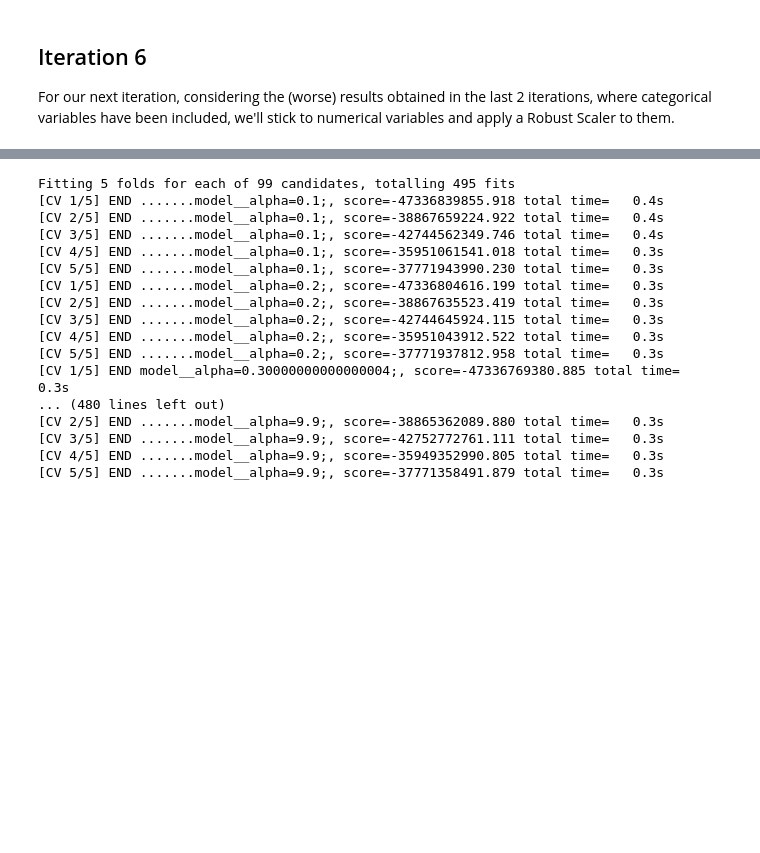
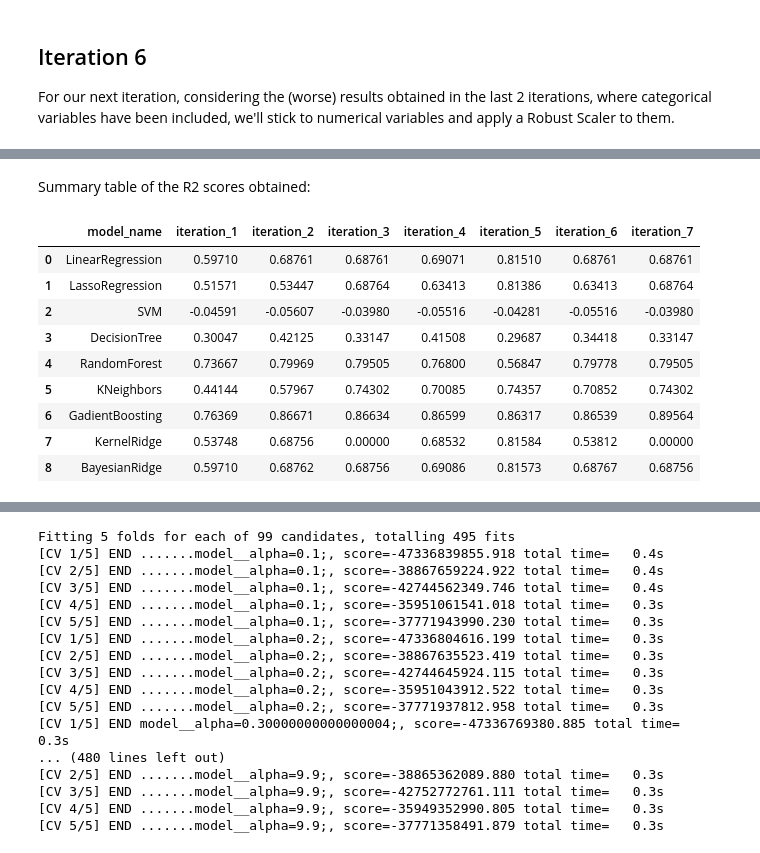
Before and after one commit to lamtranluu/IRON-HACK_Mid-Bootcamp-Project, a Jupyter notebook: Modeling/Modeling.ipynb, the cells around one changed output, grey strips where cells are left out. Saved outputs shown, nothing was run; the diff lists cells and outputs as text; code cells hidden in the pictures; blank space fills up the shorter version.

```diff
--- a/Modeling/Modeling.ipynb
+++ b/Modeling/Modeling.ipynb
@@ -721,0 +915,36 @@ support vector machines {'C': 0.01} (-0.05608448938422628, 374212.7512224234)
+# %%
+r2_results = pd.DataFrame({
+    'model_name': models,
+    'iteration_1': r2_1,
+    'iteration_2': r2_2,
+    'iteration_3': r2_3,
+    'iteration_4': r2_4,
+    'iteration_5': r2_5,
+    'iteration_6': r2_6,
+    'iteration_7': r2_7
+})
+rmse_results = pd.DataFrame({
+    'model_name': models,
+    'iteration_1': rmse_1,
+    'iteration_2': rmse_2,
+    'iteration_3': rmse_3,
+    'iteration_4': rmse_4,
+    'iteration_5': rmse_5,
+    'iteration_6': rmse_6,
+    'iteration_7': rmse_7
+})
+# %% [markdown]
+Summary table of the R2 scores obtained:
+# %%
+r2_results
+# %% [output]
+|  | model_name | iteration_1 | iteration_2 | iteration_3 | iteration_4 | iteration_5 | iteration_6 | iteration_7 |
+| 0 | LinearRegression | 0.59710 | 0.68761 | 0.68761 | 0.69071 | 0.81510 | 0.68761 | 0.68761 |
+| 1 | LassoRegression | 0.51571 | 0.53447 | 0.68764 | 0.63413 | 0.81386 | 0.63413 | 0.68764 |
+| 2 | SVM | -0.04591 | -0.05607 | -0.03980 | -0.05516 | -0.04281 | -0.05516 | -0.03980 |
+| 3 | DecisionTree | 0.30047 | 0.42125 | 0.33147 | 0.41508 | 0.29687 | 0.34418 | 0.33147 |
+| 4 | RandomForest | 0.73667 | 0.79969 | 0.79505 | 0.76800 | 0.56847 | 0.79778 | 0.79505 |
+| 5 | KNeighbors | 0.44144 | 0.57967 | 0.74302 | 0.70085 | 0.74357 | 0.70852 | 0.74302 |
+| 6 | GadientBoosting | 0.76369 | 0.86671 | 0.86634 | 0.86599 | 0.86317 | 0.86539 | 0.89564 |
+| 7 | KernelRidge | 0.53748 | 0.68756 | 0.00000 | 0.68532 | 0.81584 | 0.53812 | 0.00000 |
+| 8 | BayesianRidge | 0.59710 | 0.68762 | 0.68756 | 0.69086 | 0.81573 | 0.68767 | 0.68756 |
```
Also changed, not shown: parts of 48 cells of this notebook.
